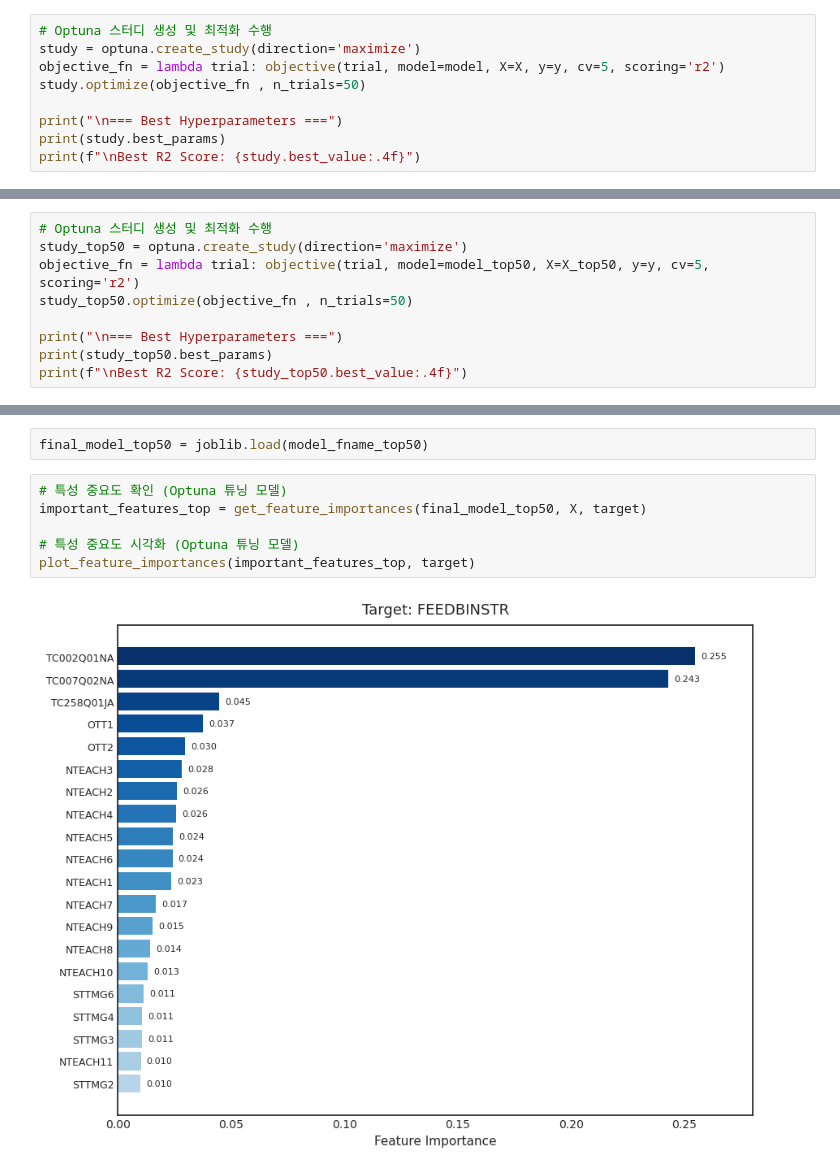
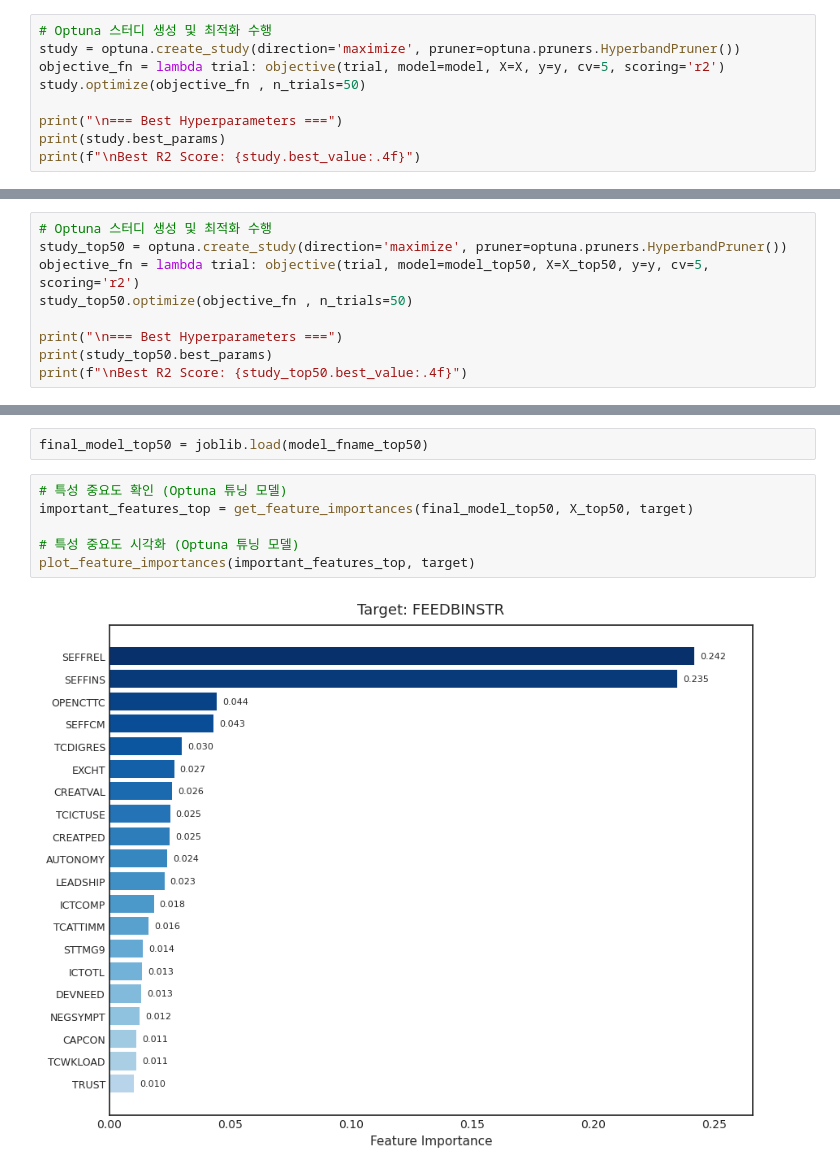
Before and after one commit to codingalzi/pisa, a Jupyter notebook: p2022/teachers_GB_FI_v2.ipynb, the cells around one changed output, grey strips where cells are left out. Drawn from its saved outputs; the diff is of its cells as text.

```diff
--- a/p2022/teachers_GB_FI_v2.ipynb
+++ b/p2022/teachers_GB_FI_v2.ipynb
@@ -436,7 +436,7 @@ model = GradientBoostingRegressor
 !!! 재훈련이 필요한 경우만 실행
 # %%
 # Optuna 스터디 생성 및 최적화 수행
-study = optuna.create_study(direction='maximize')
+study = optuna.create_study(direction='maximize', pruner=optuna.pruners.HyperbandPruner())
 objective_fn = lambda trial: objective(trial, model=model, X=X, y=y, cv=5, scoring='r2')
 study.optimize(objective_fn , n_trials=50)
 
@@ -546,7 +547,7 @@ model_top50 = GradientBoostingRegressor
 !!! 재훈련이 필요한 경우만 실행
 # %%
 # Optuna 스터디 생성 및 최적화 수행
-study_top50 = optuna.create_study(direction='maximize')
+study_top50 = optuna.create_study(direction='maximize', pruner=optuna.pruners.HyperbandPruner())
 objective_fn = lambda trial: objective(trial, model=model_top50, X=X_top50, y=y, cv=5, scoring='r2')
 study_top50.optimize(objective_fn , n_trials=50)
 
@@ -608,9 +609,9 @@ joblib.dump(final_model_top50, model_fname_top50)
 final_model_top50 = joblib.load(model_fname_top50)
 # %%
 # 특성 중요도 확인 (Optuna 튜닝 모델)
-important_features_top = get_feature_importances(final_model_top50, X, target)
+important_features_top = get_feature_importances(final_model_top50, X_top50, target)
 
 # 특성 중요도 시각화 (Optuna 튜닝 모델)
 plot_feature_importances(important_features_top, target)
 # %% [output]
-[figure, old version]
+[figure, new version]
```
Also changed, not shown: parts of 8 cells of this notebook, 6 other files.
